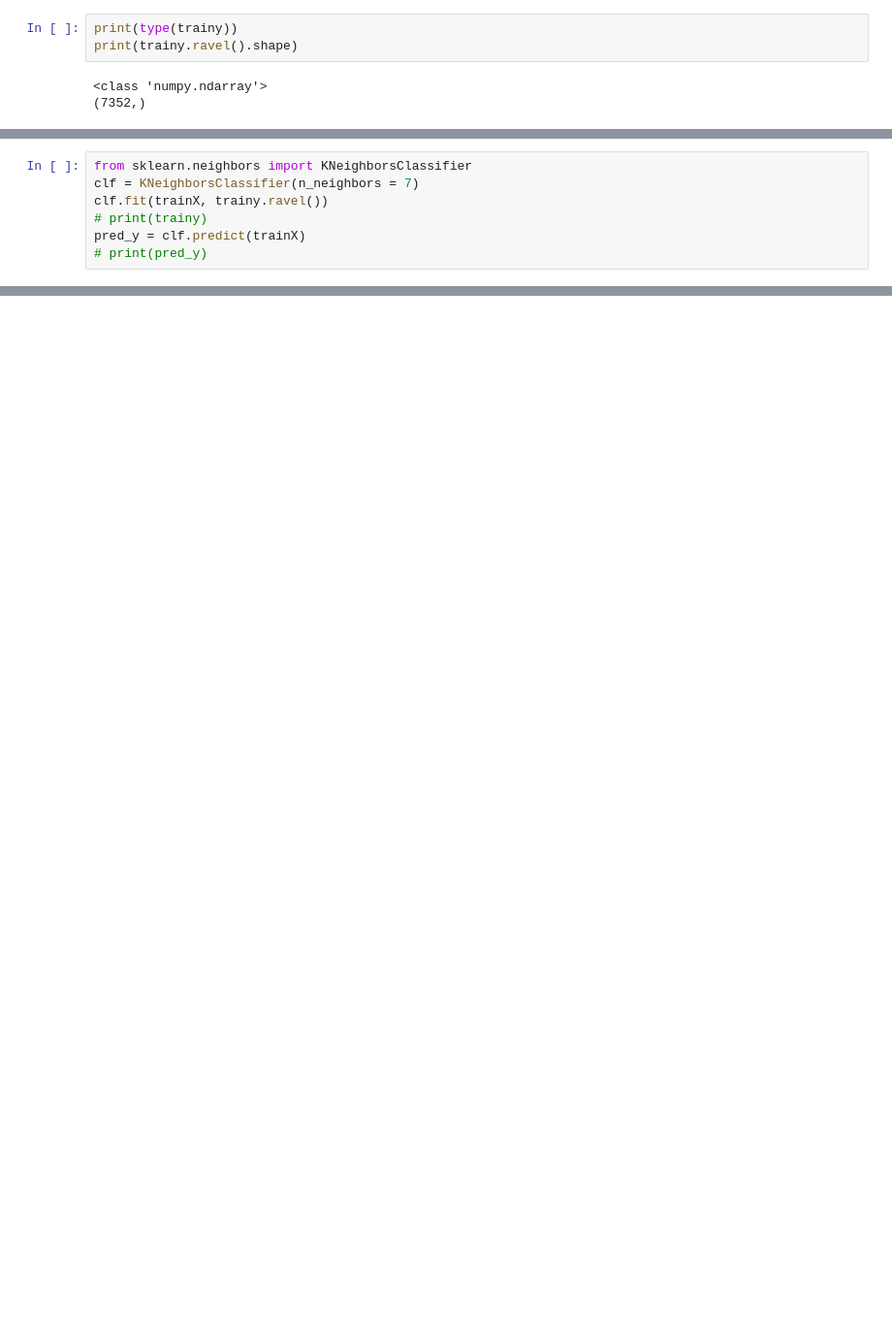
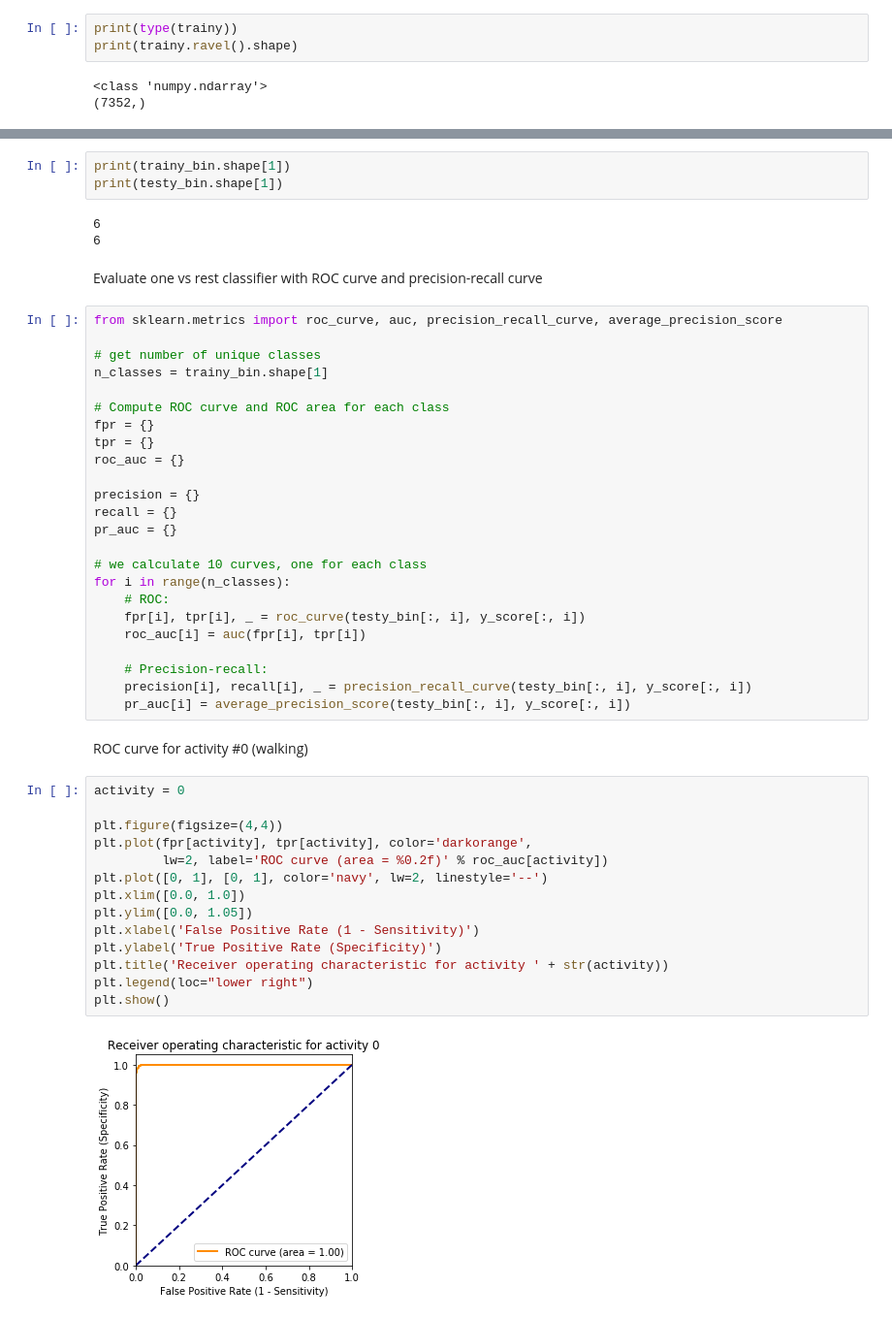
Before and after one commit to alechay/final-project, a Jupyter notebook: feature_engineered.ipynb, the cells around one changed output, grey strips where cells are left out. Shown at 97% size. Drawn from its saved outputs; the diff is of its cells as text; blank space fills up the shorter version.

```diff
--- a/feature_engineered.ipynb
+++ b/feature_engineered.ipynb
@@ -61,7 +128,0 @@ Prediction of label for one point:  [5 5 5 ... 2 2 2]
-# %%
-from sklearn.neighbors import KNeighborsClassifier
-clf = KNeighborsClassifier(n_neighbors = 7)
-clf.fit(trainX, trainy.ravel())
-# print(trainy)
-pred_y = clf.predict(trainX)
-# print(pred_y)
@@ -67,0 +237,50 @@ pred_y = clf.predict(trainX)
+# %%
+print(trainy_bin.shape[1])
+print(testy_bin.shape[1])
+# %% [output]
+6
+6
+# %% [markdown]
+Evaluate one vs rest classifier with ROC curve and precision-recall curve
+# %%
+from sklearn.metrics import roc_curve, auc, precision_recall_curve, average_precision_score
+
+# get number of unique classes
+n_classes = trainy_bin.shape[1]
+
+# Compute ROC curve and ROC area for each class
+fpr = {}
+tpr = {}
+roc_auc = {}
+
+precision = {}
+recall = {}
+pr_auc = {}
+
+# we calculate 10 curves, one for each class
+for i in range(n_classes):
+    # ROC:
+    fpr[i], tpr[i], _ = roc_curve(testy_bin[:, i], y_score[:, i])
+    roc_auc[i] = auc(fpr[i], tpr[i])
+
+    # Precision-recall:
+    precision[i], recall[i], _ = precision_recall_curve(testy_bin[:, i], y_score[:, i])
+    pr_auc[i] = average_precision_score(testy_bin[:, i], y_score[:, i])
+# %% [markdown]
+ROC curve for activity #0 (walking)
+# %%
+activity = 0
+
+plt.figure(figsize=(4,4))
+plt.plot(fpr[activity], tpr[activity], color='darkorange',
+         lw=2, label='ROC curve (area = %0.2f)' % roc_auc[activity])
+plt.plot([0, 1], [0, 1], color='navy', lw=2, linestyle='--')
+plt.xlim([0.0, 1.0])
+plt.ylim([0.0, 1.05])
+plt.xlabel('False Positive Rate (1 - Sensitivity)')
+plt.ylabel('True Positive Rate (Specificity)')
+plt.title('Receiver operating characteristic for activity ' + str(activity))
+plt.legend(loc="lower right")
+plt.show()
+# %% [output]
+[figure, added]
```
Also changed, not shown: parts of 48 cells of this notebook, 1 other file.
